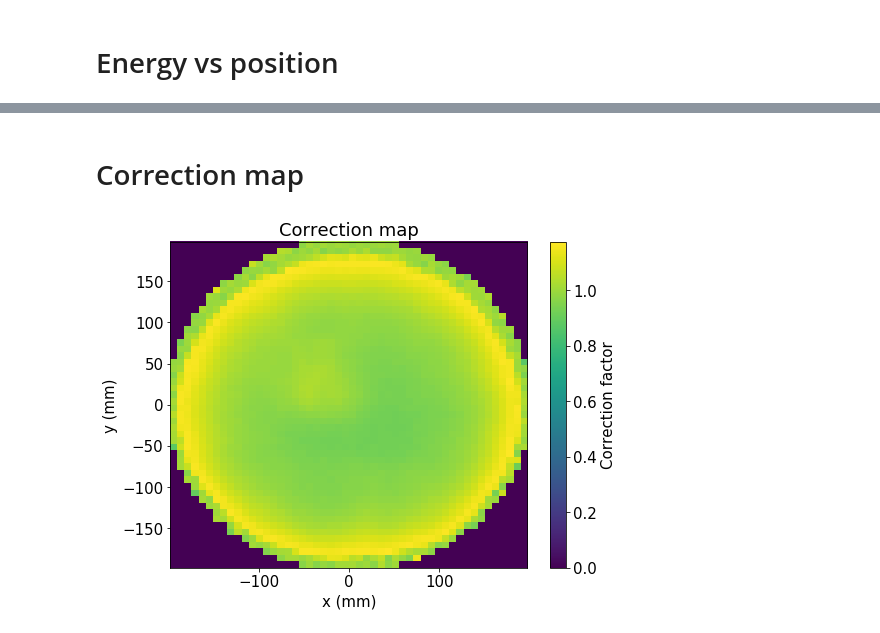
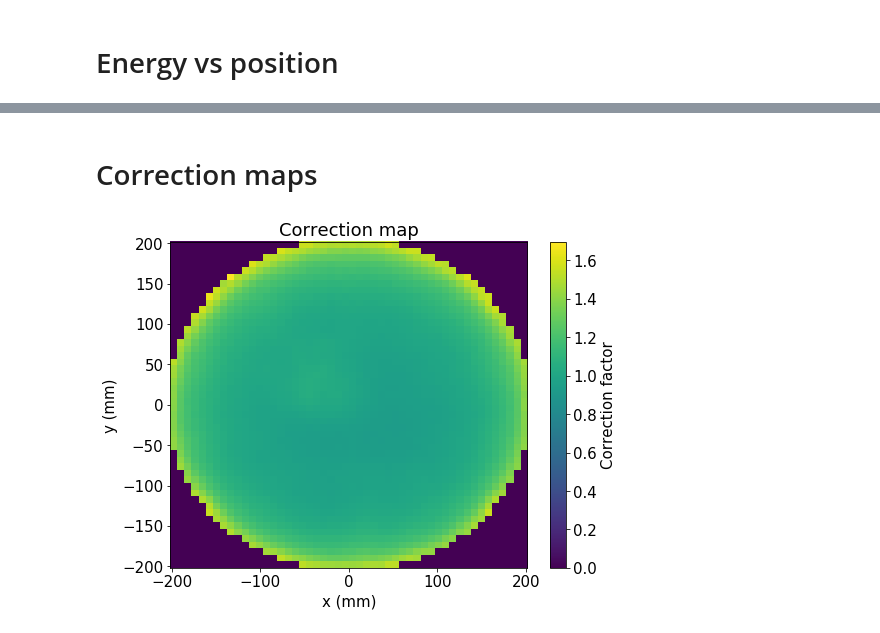
Before and after one commit to gonzaponte/ICARO, a Jupyter notebook: icaro/KrMay/Run4446.ipynb, the cells around one changed output, grey strips where cells are left out. Drawn from its saved outputs; the diff is of its cells as text; code cells hidden in the pictures.

```diff
--- a/icaro/KrMay/Run4446.ipynb
+++ b/icaro/KrMay/Run4446.ipynb
@@ -636,32 +758,35 @@ save("QvsPhi")
 # %% [markdown]
 # Energy vs position
 # %%
-sel = coref.in_range(Kr.Z.values, *Zrange_XY)
+sel = sel_Kr = coref.in_range(Kr.Z.values, *Zrange_XY)
 
-(xc, yc, Ec, Ece), _, cb = \
-hist2d_profile(Kr.X.values[sel], Kr.Y.values[sel], E_zcorr[sel], nX, nY, XYrange, XYrange)
+xc, yc, Ec, u_Ec = \
+fitf.profileXY(Kr.X.values[sel], Kr.Y.values[sel], E_zcorr[sel], nX, nY, XYrange, XYrange)
+_, cb = display_matrix(xc, yc, Ec)
 cb.set_label("E (pes)")
 labels("x (mm)", "y (mm)", "Energy vs XY")
 save("EvsXY")
 
-_, _, cb = hist2d_profile(Kr.R.values, Kr.Phi.values, E_zcorr, nX, nY, Rrange, Prange)
+rc, pc, ec, u_ec = \
+fitf.profileXY(Kr.R.values[sel], Kr.Phi.values[sel], E_zcorr[sel], nX, nY, Rrange, Prange)
+_, cb = display_matrix(xc, yc, ec)
 cb.set_label("E (pes)")
 labels("r (mm)", "$\phi$ (rad)", "Energy vs R$\phi$")
 save("EvsRPhi")
 
-hist2d(Kr.R, E_zcorr, (50, 50), range=(Rrange, Erange_zcorr))
-x, y, _ = fitf.profileX(Kr.R.values, E_zcorr, 50, xrange=Rrange, yrange=Erange_zcorr)
+hist2d(Kr.R.values[sel], E_zcorr[sel], (50, 50), range=(Rrange, Erange_zcorr))
+x, y, _ = fitf.profileX(Kr.R.values[sel], E_zcorr[sel], 50, xrange=Rrange, yrange=Erange_zcorr)
 plt.plot(x, y, profOpt)
 labels("r (mm)", "S2 energy (pes)")
 save("EvsR")
 
-hist2d(Kr.Phi, E_zcorr, (50, 50), range=(Prange, Erange_zcorr))
-x, y, _ = fitf.profileX(Kr.Phi.values, E_zcorr, 50, xrange=Prange, yrange=Erange_zcorr)
+hist2d(Kr.Phi.values[sel], E_zcorr[sel], (50, 50), range=(Prange, Erange_zcorr))
+x, y, _ = fitf.profileX(Kr.Phi.values[sel], E_zcorr[sel], 50, xrange=Prange, yrange=Erange_zcorr)
 plt.plot(x, y, profOpt)
 labels("phi (rad)", "S2 energy (pes)")
 save("EvsPhi")
 
-XYcorr    = corrf.Correction((xc, yc), Ec, Ece, "index", index=(12, 12))
+XYcorr    = corrf.Correction((xc, yc), Ec, u_Ec, "index", index=(nX//2, nY//2))
 corr_file = tb.open_file(corr_filename, "w")
 dstio.xy_writer(corr_file)(*XYcorr._xs, XYcorr._fs, XYcorr._us, nXY)
 corr_file.close()
@@ -677,37 +828,36 @@ Reference energy = 12038.12434975028 pes
 # %% [markdown]
-# Correction map
+# Correction maps
 # %%
-_x = np.repeat(xc, yc.size)
-_y = np.tile  (yc, xc.size)
-_r = (_x**2 + _y**2)**0.5
+_r = (np.repeat(xc, yc.size)**2 +
+      np.tile  (yc, xc.size)**2)**0.5
 _f = XYcorr._fs.flatten()
 _u = XYcorr._us.flatten()
 
-hist2d(_x, _y, (nX, nY), (XYrange, XYrange), weights=_f)
+_, cb = display_matrix(xc, yc, _f)
 labels("x (mm)", "y (mm)", "Correction map")
-plt.colorbar().set_label("Correction factor")
+cb.set_label("Correction factor")
 save("CorrectionMap")
 
-hist2d(_x, _y, (nX, nY), (XYrange, XYrange), weights=_u)
+_, cb = display_matrix(xc, yc, _u)
 labels("x (mm)", "y (mm)", "Correction map uncertainty")
-plt.colorbar().set_label("Correction factor uncertainty")
+cb.set_label("Correction factor uncertainty")
 save("CorrectionMapUncertainty")
 
 hist(_f, 100, Frange)
 labels("Correction factor", "Entries")
 save("CorrectionMapHist")
 
 hist(_u[_u > 0], 100, Urange)
 plt.yscale("log")
 labels("Correction factor uncertainty", "Entries")
 save("CorrectionMapUncertaintyHist")
 
 hist2d(_r, _f, (nR, 100), (Rrange, Frange))
 labels("r (mm)", "Correction factor", "Correction factor vs R")
 save("CorrectionFactorVsR")
 
 hist2d(_r, _u, (nR, 100), (Rrange, Urange), norm=LogNorm())
 labels("r (mm)", "Correction factor uncertainty", "Correction factor uncertainty vs R")
 save("CorrectionFactorUncertaintyVsR")
 # %% [output]
-[figure, old version]
+[figure, new version]
```
Also changed, not shown: parts of 39 cells of this notebook, 2 other files.
